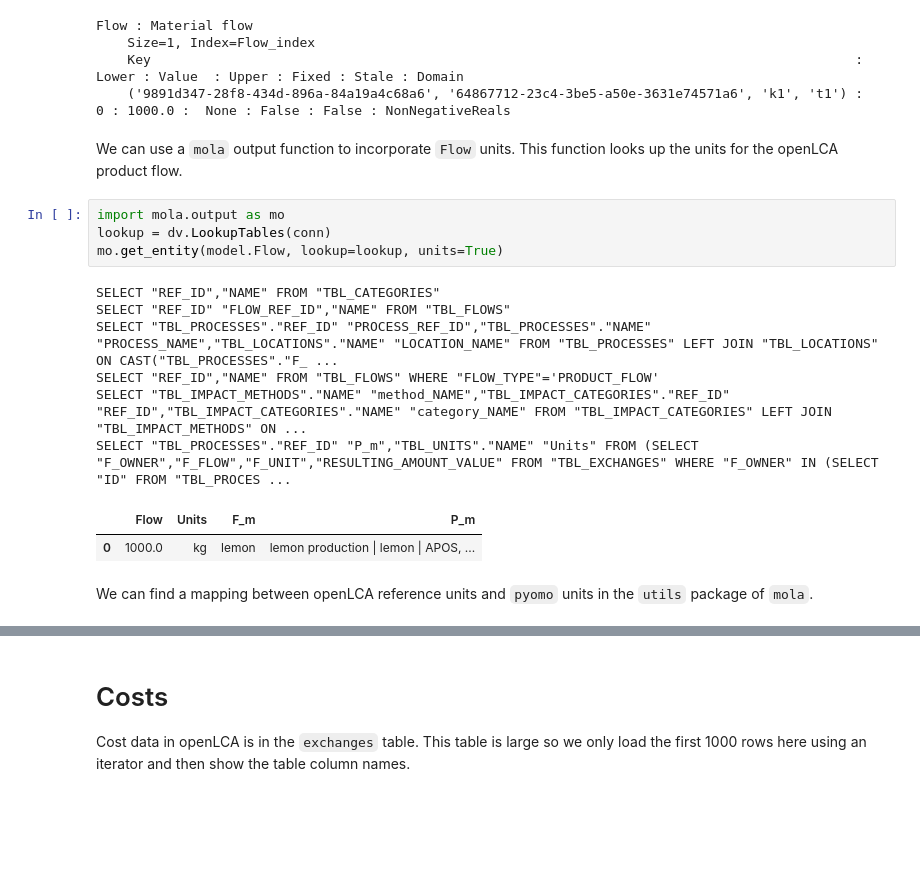
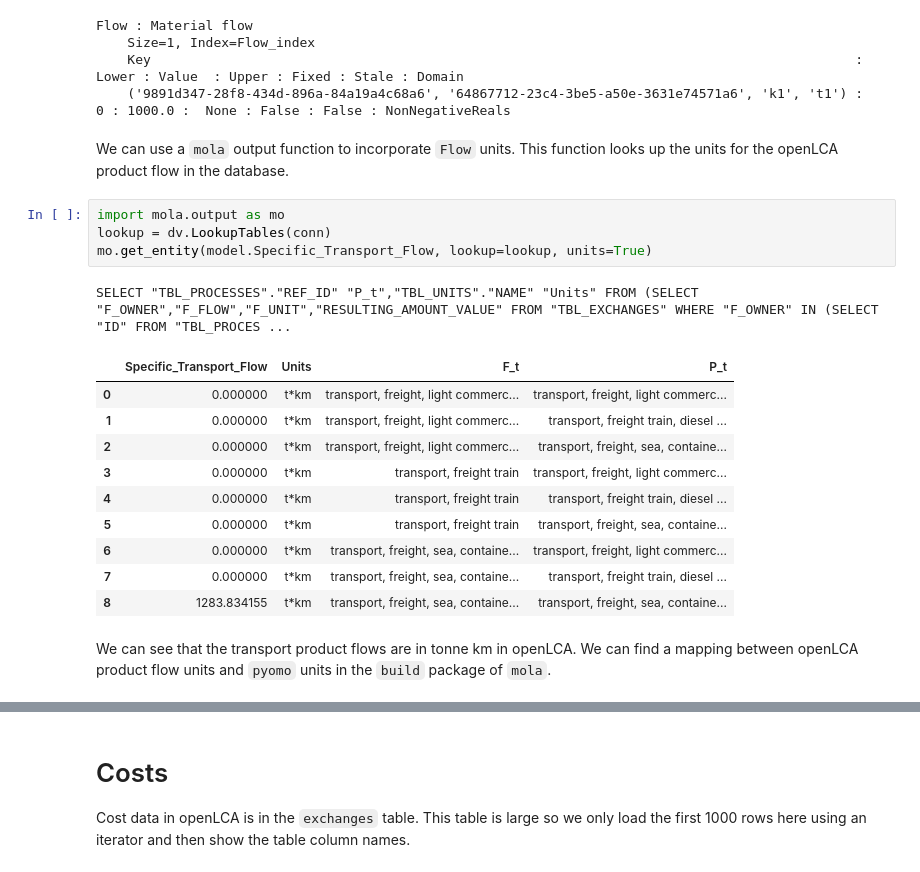
Before and after one commit to MGuo-Lab/LCA, a Jupyter notebook: notebooks/OpenLCA_Database_Structure.ipynb, the cells around one changed output, grey strips where cells are left out. Saved outputs shown, nothing was run; the diff lists cells and outputs as text; blank space fills up the shorter version.

Commit message:
Added unit map

```diff
--- a/notebooks/OpenLCA_Database_Structure.ipynb
+++ b/notebooks/OpenLCA_Database_Structure.ipynb
@@ -332,20 +349,23 @@ Flow : Material flow
     Key                                                                                          : Lower : Value  : Upper : Fixed : Stale : Domain
     ('9891d347-28f8-434d-896a-84a19a4c68a6', '64867712-23c4-3be5-a50e-3631e74571a6', 'k1', 't1') :     0 : 1000.0 :  None : False : False : NonNegativeReals
 # %% [markdown]
-We can use a `mola` output function to incorporate `Flow` units. This function looks up the units for the openLCA product flow.
+We can use a `mola` output function to incorporate `Flow` units. This function looks up the units for the openLCA product flow in the database.
 # %%
 import mola.output as mo
 lookup = dv.LookupTables(conn)
-mo.get_entity(model.Flow, lookup=lookup, units=True)
+mo.get_entity(model.Specific_Transport_Flow, lookup=lookup, units=True)
 # %% [output]
-SELECT "REF_ID","NAME" FROM "TBL_CATEGORIES"
-SELECT "REF_ID" "FLOW_REF_ID","NAME" FROM "TBL_FLOWS"
-SELECT "TBL_PROCESSES"."REF_ID" "PROCESS_REF_ID","TBL_PROCESSES"."NAME" "PROCESS_NAME","TBL_LOCATIONS"."NAME" "LOCATION_NAME" FROM "TBL_PROCESSES" LEFT JOIN "TBL_LOCATIONS" ON CAST("TBL_PROCESSES"."F_ ...
-SELECT "REF_ID","NAME" FROM "TBL_FLOWS" WHERE "FLOW_TYPE"='PRODUCT_FLOW'
-SELECT "TBL_IMPACT_METHODS"."NAME" "method_NAME","TBL_IMPACT_CATEGORIES"."REF_ID" "REF_ID","TBL_IMPACT_CATEGORIES"."NAME" "category_NAME" FROM "TBL_IMPACT_CATEGORIES" LEFT JOIN "TBL_IMPACT_METHODS" ON ...
-SELECT "TBL_PROCESSES"."REF_ID" "P_m","TBL_UNITS"."NAME" "Units" FROM (SELECT "F_OWNER","F_FLOW","F_UNIT","RESULTING_AMOUNT_VALUE" FROM "TBL_EXCHANGES" WHERE "F_OWNER" IN (SELECT "ID" FROM "TBL_PROCES ...
+SELECT "TBL_PROCESSES"."REF_ID" "P_t","TBL_UNITS"."NAME" "Units" FROM (SELECT "F_OWNER","F_FLOW","F_UNIT","RESULTING_AMOUNT_VALUE" FROM "TBL_EXCHANGES" WHERE "F_OWNER" IN (SELECT "ID" FROM "TBL_PROCES ...
-|  | Flow | Units | F_m | P_m |
-| 0 | 1000.0 | kg | lemon | lemon production | lemon | APOS, ... |
+|  | Specific_Transport_Flow | Units | F_t | P_t |
+| 0 | 0.000000 | t*km | transport, freight, light commerc... | transport, freight, light commerc... |
+| 1 | 0.000000 | t*km | transport, freight, light commerc... | transport, freight train, diesel ... |
+| 2 | 0.000000 | t*km | transport, freight, light commerc... | transport, freight, sea, containe... |
+| 3 | 0.000000 | t*km | transport, freight train | transport, freight, light commerc... |
+| 4 | 0.000000 | t*km | transport, freight train | transport, freight train, diesel ... |
+| 5 | 0.000000 | t*km | transport, freight train | transport, freight, sea, containe... |
+| 6 | 0.000000 | t*km | transport, freight, sea, containe... | transport, freight, light commerc... |
+| 7 | 0.000000 | t*km | transport, freight, sea, containe... | transport, freight train, diesel ... |
+| 8 | 1283.834155 | t*km | transport, freight, sea, containe... | transport, freight, sea, containe... |
 # %% [markdown]
-We can find a mapping between openLCA reference units and `pyomo` units in the `utils` package of `mola`.
+We can see that the transport product flows are in tonne km in openLCA. We can find a mapping between openLCA product flow units and `pyomo` units in the `build` package of `mola`.
 # %%
```
Also changed, not shown: parts of 19 cells of this notebook, 11 other files.
